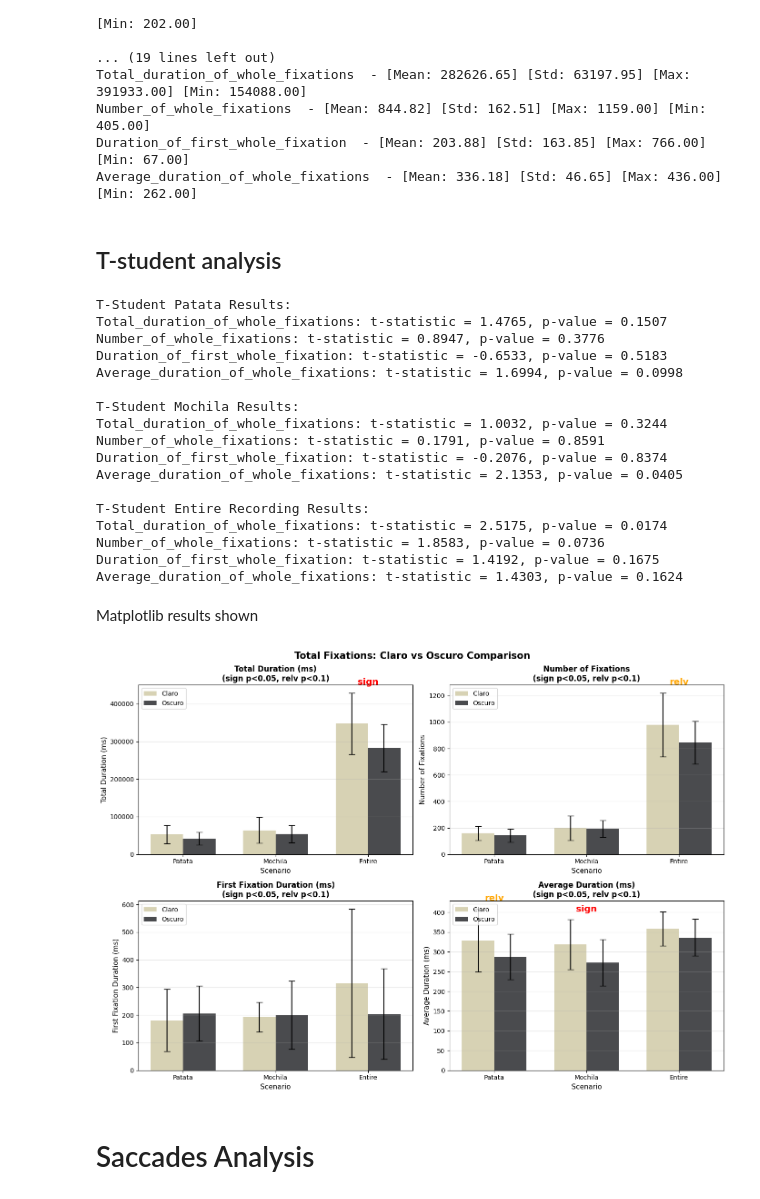
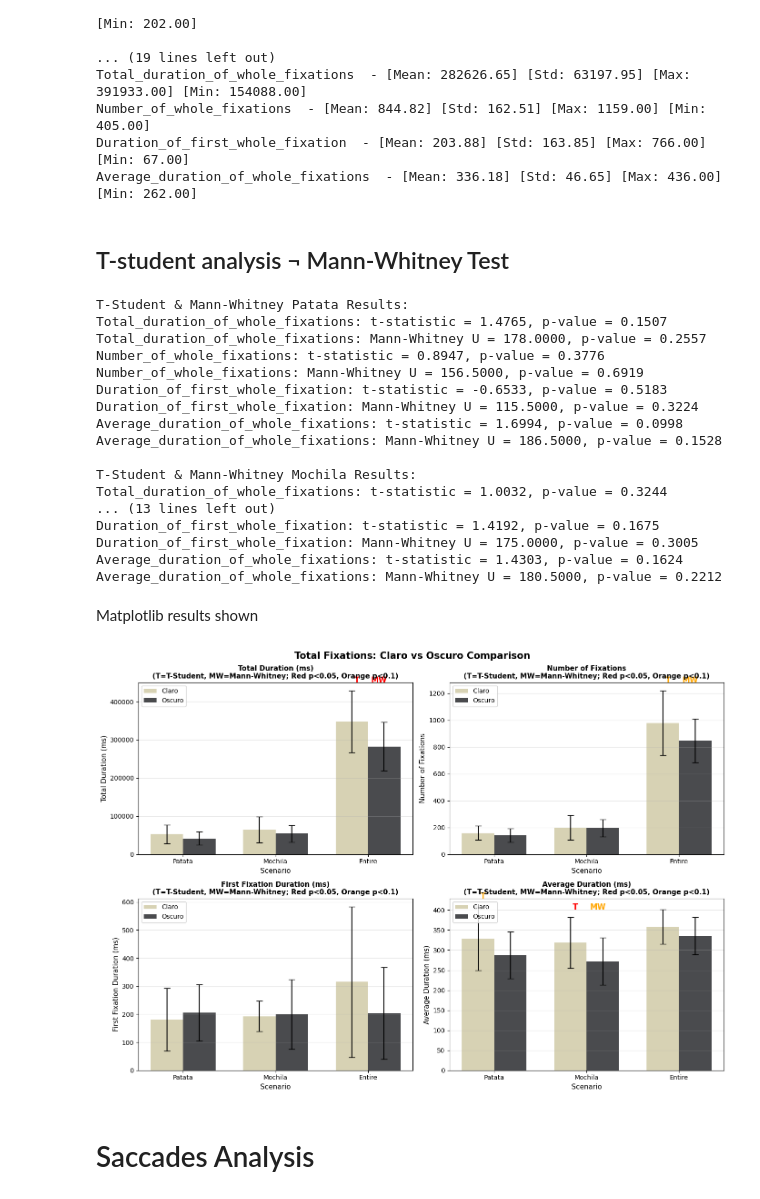
Before and after one commit to andrrsin/TFG, a Jupyter notebook: code/GeneralAnalysis.ipynb, the cells around one changed output. Saved outputs shown, nothing was run; the diff lists cells and outputs as text; code cells hidden in the pictures.

Commit message:
added mannwhitney test

```diff
--- a/code/GeneralAnalysis.ipynb
+++ b/code/GeneralAnalysis.ipynb
@@ -98,7 +98,7 @@ Number_of_whole_fixations  - [Mean: 844.82] [Std: 162.51] [Max: 1159.00] [Min: 4
 Duration_of_first_whole_fixation  - [Mean: 203.88] [Std: 163.85] [Max: 766.00] [Min: 67.00]
 Average_duration_of_whole_fixations  - [Mean: 336.18] [Std: 46.65] [Max: 436.00] [Min: 262.00]
 # %% [markdown]
-## T-student analysis
+## T-student analysis ¬ Mann-Whitney Test
 # %%
 def ttest_independent_samples(df1, df2):
     return {"Total_duration_of_whole_fixations": stats.ttest_ind(df1['Total_duration_of_whole_fixations'], df2['Total_duration_of_whole_fixations'], equal_var=False),
@@ -106,43 +106,54 @@ def ttest_independent_samples(df1, df2):
             "Duration_of_first_whole_fixation": stats.ttest_ind(df1['Duration_of_first_whole_fixation'], df2['Duration_of_first_whole_fixation'], equal_var=False),
             "Average_duration_of_whole_fixations": stats.ttest_ind(df1['Average_duration_of_whole_fixations'], df2['Average_duration_of_whole_fixations'], equal_var=False)}
 
-
+def mannWhitney_independent_samples(df1, df2):
+    return {"Total_duration_of_whole_fixations": stats.mannwhitneyu(df1['Total_duration_of_whole_fixations'], df2['Total_duration_of_whole_fixations'], alternative='two-sided'),
+            "Number_of_whole_fixations": stats.mannwhitneyu(df1['Number_of_whole_fixations'], df2['Number_of_whole_fixations'], alternative='two-sided'),
+            "Duration_of_first_whole_fixation": stats.mannwhitneyu(df1['Duration_of_first_whole_fixation'], df2['Duration_of_first_whole_fixation'], alternative='two-sided'),
+            "Average_duration_of_whole_fixations": stats.mannwhitneyu(df1['Average_duration_of_whole_fixations'], df2['Average_duration_of_whole_fixations'], alternative='two-sided')}
 
 tf_patata_tstudent = ttest_independent_samples(tf_claro_patata, tf_oscuro_patata)
 tf_mochila_tstudent = ttest_independent_samples(tf_claro_mochila, tf_oscuro_mochila)
 tf_entire_tstudent = ttest_independent_samples(tf_claro_entire, tf_oscuro_entire)
 
-print("T-Student Patata Results:")
+tf_patata_mannwhitney = mannWhitney_independent_samples(tf_claro_patata, tf_oscuro_patata)
+tf_mochila_mannwhitney = mannWhitney_independent_samples(tf_claro_mochila, tf_oscuro_mochila)
+tf_entire_mannwhitney = mannWhitney_independent_samples(tf_claro_entire, tf_oscuro_entire)
+
+print("T-Student & Mann-Whitney Patata Results:")
 for key in tf_patata_tstudent:
     print(f"{key}: t-statistic = {tf_patata_tstudent[key].statistic:.4f}, p-value = {tf_patata_tstudent[key].pvalue:.4f}")
+    print(f"{key}: Mann-Whitney U = {tf_patata_mannwhitney[key].statistic:.4f}, p-value = {tf_patata_mannwhitney[key].pvalue:.4f}")
 print()
 
-print("T-Student Mochila Results:")
+print("T-Student & Mann-Whitney Mochila Results:")
 for key in tf_mochila_tstudent:
     print(f"{key}: t-statistic = {tf_mochila_tstudent[key].statistic:.4f}, p-value = {tf_mochila_tstudent[key].pvalue:.4f}")
+    print(f"{key}: Mann-Whitney U = {tf_mochila_mannwhitney[key].statistic:.4f}, p-value = {tf_mochila_mannwhitney[key].pvalue:.4f}")
 print()
-print("T-Student Entire Recording Results:")
+print("T-Student & Mann-Whitney Entire Recording Results:")
 for key in tf_entire_tstudent:
     print(f"{key}: t-statistic = {tf_entire_tstudent[key].statistic:.4f}, p-value = {tf_entire_tstudent[key].pvalue:.4f}")
+    print(f"{key}: Mann-Whitney U = {tf_entire_mannwhitney[key].statistic:.4f}, p-value = {tf_entire_mannwhitney[key].pvalue:.4f}")
 print()
 # %% [output]
-T-Student Patata Results:
+T-Student & Mann-Whitney Patata Results:
 Total_duration_of_whole_fixations: t-statistic = 1.4765, p-value = 0.1507
+Total_duration_of_whole_fixations: Mann-Whitney U = 178.0000, p-value = 0.2557
 Number_of_whole_fixations: t-statistic = 0.8947, p-value = 0.3776
+Number_of_whole_fixations: Mann-Whitney U = 156.5000, p-value = 0.6919
 Duration_of_first_whole_fixation: t-statistic = -0.6533, p-value = 0.5183
+Duration_of_first_whole_fixation: Mann-Whitney U = 115.5000, p-value = 0.3224
 Average_duration_of_whole_fixations: t-statistic = 1.6994, p-value = 0.0998
+Average_duration_of_whole_fixations: Mann-Whitney U = 186.5000, p-value = 0.1528
 
-T-Student Mochila Results:
+T-Student & Mann-Whitney Mochila Results:
 Total_duration_of_whole_fixations: t-statistic = 1.0032, p-value = 0.3244
-Number_of_whole_fixations: t-statistic = 0.1791, p-value = 0.8591
-Duration_of_first_whole_fixation: t-statistic = -0.2076, p-value = 0.8374
-Average_duration_of_whole_fixations: t-statistic = 2.1353, p-value = 0.0405
-
-T-Student Entire Recording Results:
-Total_duration_of_whole_fixations: t-statistic = 2.5175, p-value = 0.0174
-Number_of_whole_fixations: t-statistic = 1.8583, p-value = 0.0736
+... (13 lines left out)
 Duration_of_first_whole_fixation: t-statistic = 1.4192, p-value = 0.1675
+Duration_of_first_whole_fixation: Mann-Whitney U = 175.0000, p-value = 0.3005
 Average_duration_of_whole_fixations: t-statistic = 1.4303, p-value = 0.1624
+Average_duration_of_whole_fixations: Mann-Whitney U = 180.5000, p-value = 0.2212
 # %% [markdown]
 Matplotlib results shown
 # %%
@@ -160,7 +171,7 @@ toi_labels = ['Patata', 'Mochila', 'Entire']
 
 
 tstudent_data = [tf_patata_tstudent, tf_mochila_tstudent, tf_entire_tstudent]
-
+mann_data = [tf_patata_mannwhitney, tf_mochila_mannwhitney, tf_entire_mannwhitney]
 
 for idx, metric in enumerate(metrics):
     ax = axes[idx]
@@ -178,43 +189,50 @@ for idx, metric in enumerate(metrics):
     oscuro_stds = [basic_data['PatataOscuro'][idx][1],
                    basic_data['MochilaOscuro'][idx][1],
                    basic_data['EntireOscuro'][idx][1]]
 
     x = np.arange(len(toi_labels))
     width = 0.35
 
     # Create bars with error bars
     bars1 = ax.bar(x - width/2, claro_means, width, yerr=claro_stds,
                    label='Claro', color="#CEC7A2", alpha=0.8, capsize=5)
     bars2 = ax.bar(x + width/2, oscuro_means, width, yerr=oscuro_stds,
                    label='Oscuro', color="#1D1E22", alpha=0.8, capsize=5)
 
     # Add significance markers
     for j, toi_label in enumerate(toi_labels):
-        pvalue = tstudent_data[j][metric].pvalue
-        if pvalue < 0.05:
-            # Add significance star
-            y_pos = max(claro_means[j] + claro_stds[j], oscuro_means[j] + oscuro_stds[j])
-            ax.text(x[j], y_pos * 1.05, 'sign', ha='center', fontsize=14, fontweight='bold', color='red')
-        elif pvalue < 0.1:
-            y_pos = max(claro_means[j] + claro_stds[j], oscuro_means[j] + oscuro_stds[j])
-            ax.text(x[j], y_pos * 1.05, 'relv', ha='center', fontsize=14, fontweight='bold', color='orange')
+        y_pos = max(claro_means[j] + claro_stds[j], oscuro_means[j] + oscuro_stds[j])
+
+        # T-student test markers (left side)
+        pvalue_t = tstudent_data[j][metric].pvalue
+        if pvalue_t < 0.05:
+            ax.text(x[j] - 0.12, y_pos * 1.05, 'T', ha='center', fontsize=12, fontweight='bold', color='red')
+        elif pvalue_t < 0.1:
+            ax.text(x[j] - 0.12, y_pos * 1.05, 'T', ha='center', fontsize=12, fontweight='bold', color='orange')
+
+        # Mann-Whitney test markers (right side)
+        pvalue_mw = mann_data[j][metric].pvalue
+        if pvalue_mw < 0.05:
+            ax.text(x[j] + 0.12, y_pos * 1.05, 'MW', ha='center', fontsize=12, fontweight='bold', color='red')
+        elif pvalue_mw < 0.1:
+            ax.text(x[j] + 0.12, y_pos * 1.05, 'MW', ha='center', fontsize=12, fontweight='bold', color='orange')
 
     ax.set_xlabel('Scenario', fontsize=11)
     ax.set_ylabel(metric_labels[idx], fontsize=11)
-    ax.set_title(f'{metric_labels[idx]}\n(sign p<0.05, relv p<0.1)', fontsize=12, fontweight='bold')
+    ax.set_title(f'{metric_labels[idx]}\n(T=T-Student, MW=Mann-Whitney; Red p<0.05, Orange p<0.1)', fontsize=11, fontweight='bold')
     ax.set_xticks(x)
     ax.set_xticklabels(toi_labels)
     ax.legend(loc='upper left')
     ax.grid(axis='y', alpha=0.3)
 
 plt.suptitle('Total Fixations: Claro vs Oscuro Comparison',
              fontsize=15, fontweight='bold')
 plt.tight_layout()
 plt.show()
 
 # END OF GH COPILOT
 # %% [output]
-[figure, old version]
+[figure, new version]
 # %% [markdown]
 # Saccades Analysis
 # %%
```
Also changed, not shown: parts of 5 cells of this notebook.
